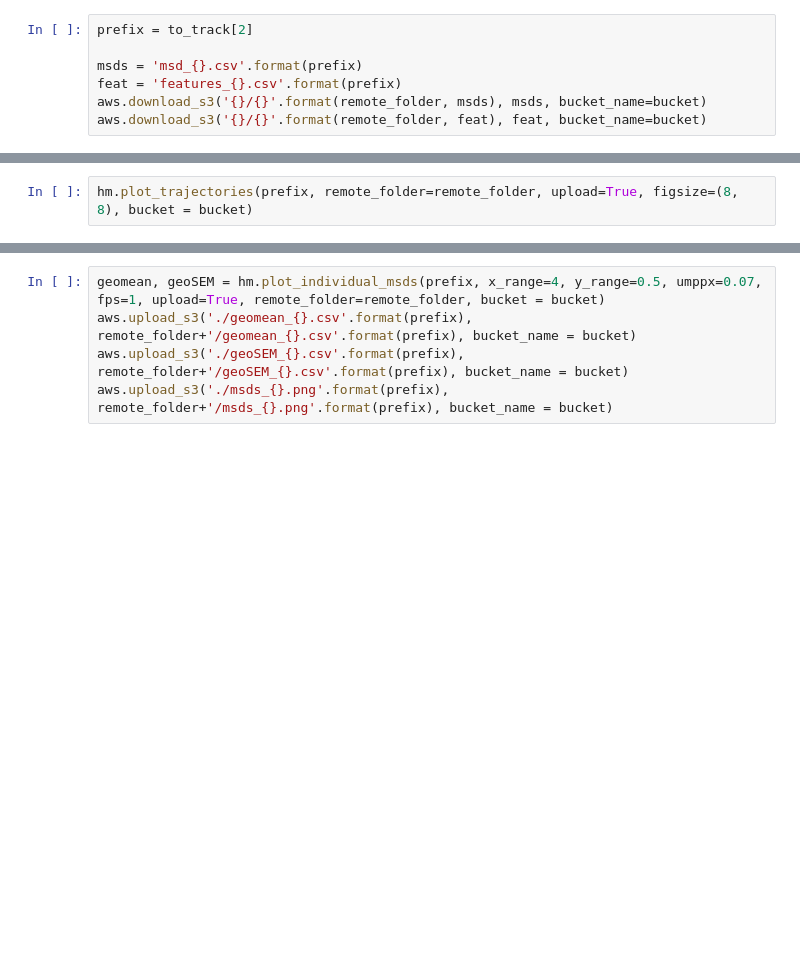
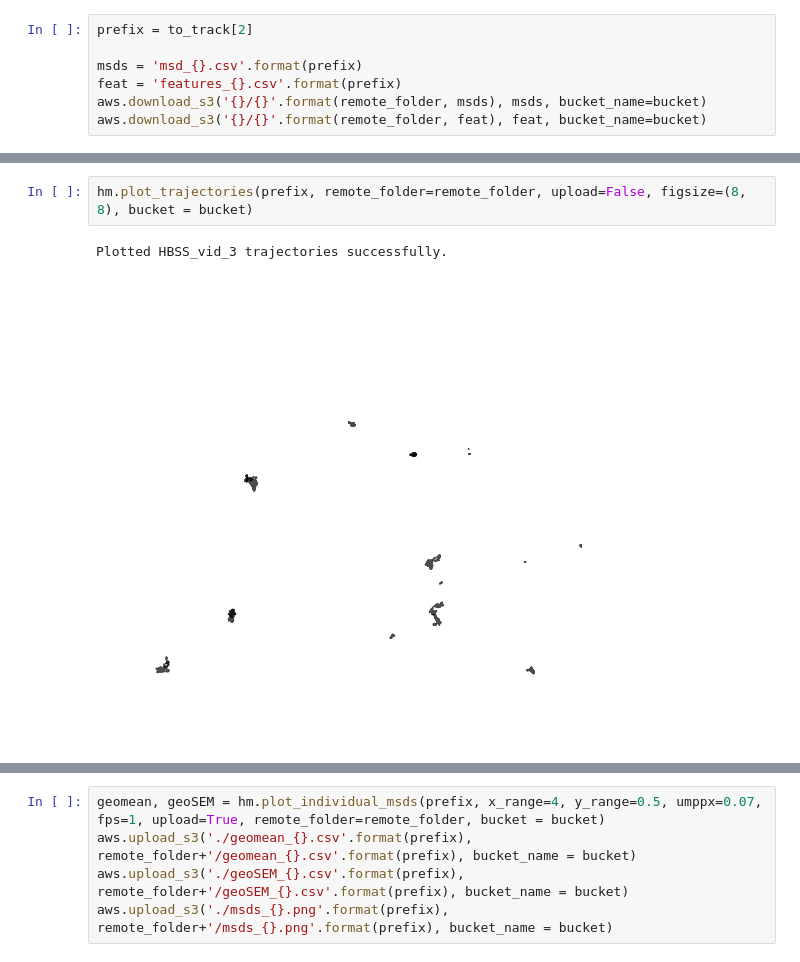
Before and after one commit to mimc7580/diff_classifier, a Jupyter notebook: notebooks/development/09_06_18_cloudknot_parallelization_Mike_workthrough-MPT_in_PNNs.ipynb, the cells around one changed output, grey strips where cells are left out. Drawn from its saved outputs; the diff is of its cells as text; blank space fills up the shorter version.

```diff
--- a/notebooks/development/09_06_18_cloudknot_parallelization_Mike_workthrough-MPT_in_PNNs.ipynb
+++ b/notebooks/development/09_06_18_cloudknot_parallelization_Mike_workthrough-MPT_in_PNNs.ipynb
@@ -294,2 +323,5 @@ from itertools import cycle
 # %%
-hm.plot_trajectories(prefix, remote_folder=remote_folder, upload=True, figsize=(8, 8), bucket = bucket)
+hm.plot_trajectories(prefix, remote_folder=remote_folder, upload=False, figsize=(8, 8), bucket = bucket)
+# %% [output]
+Plotted HBSS_vid_3 trajectories successfully.
+[figure, added]
```
Also changed, not shown: parts of 8 cells of this notebook, 4 other files.
